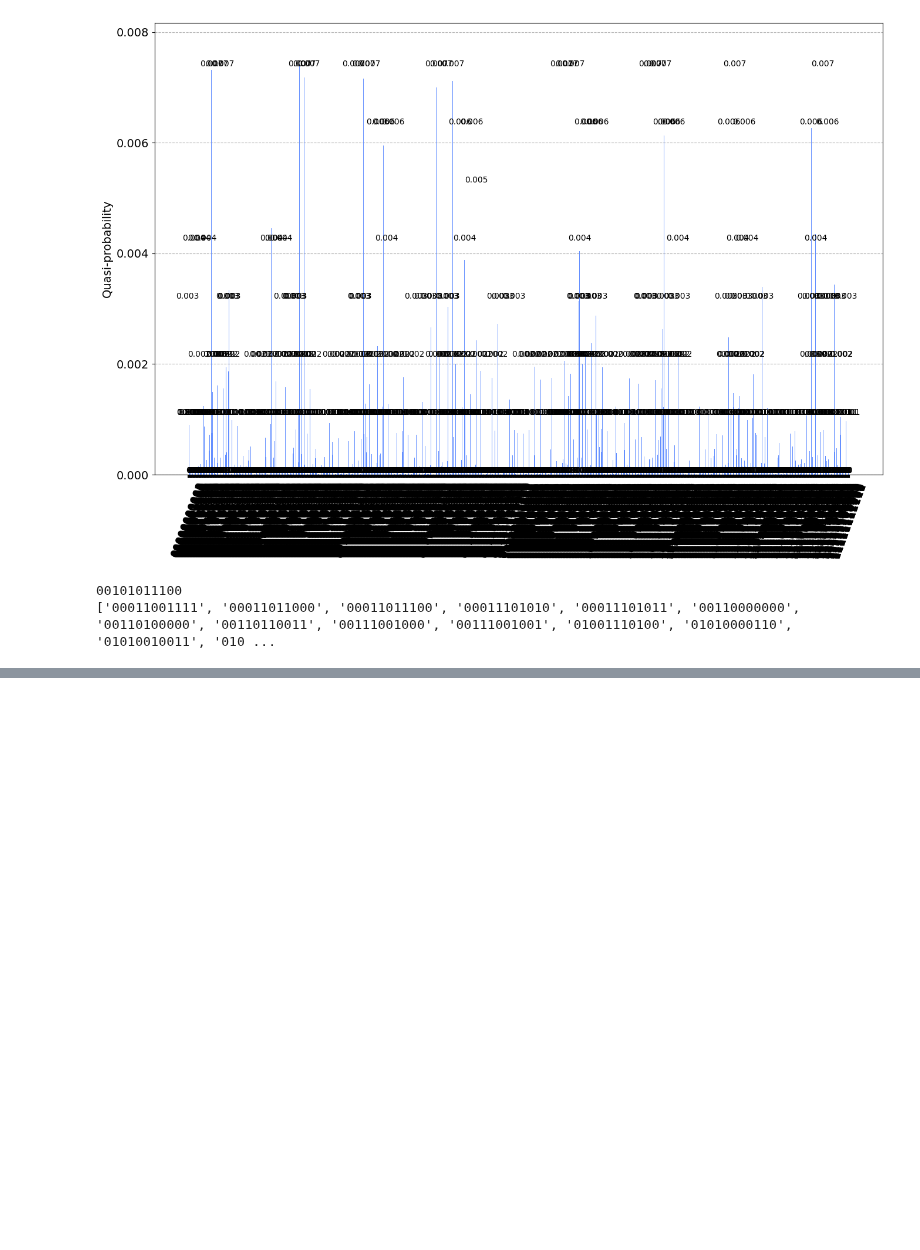
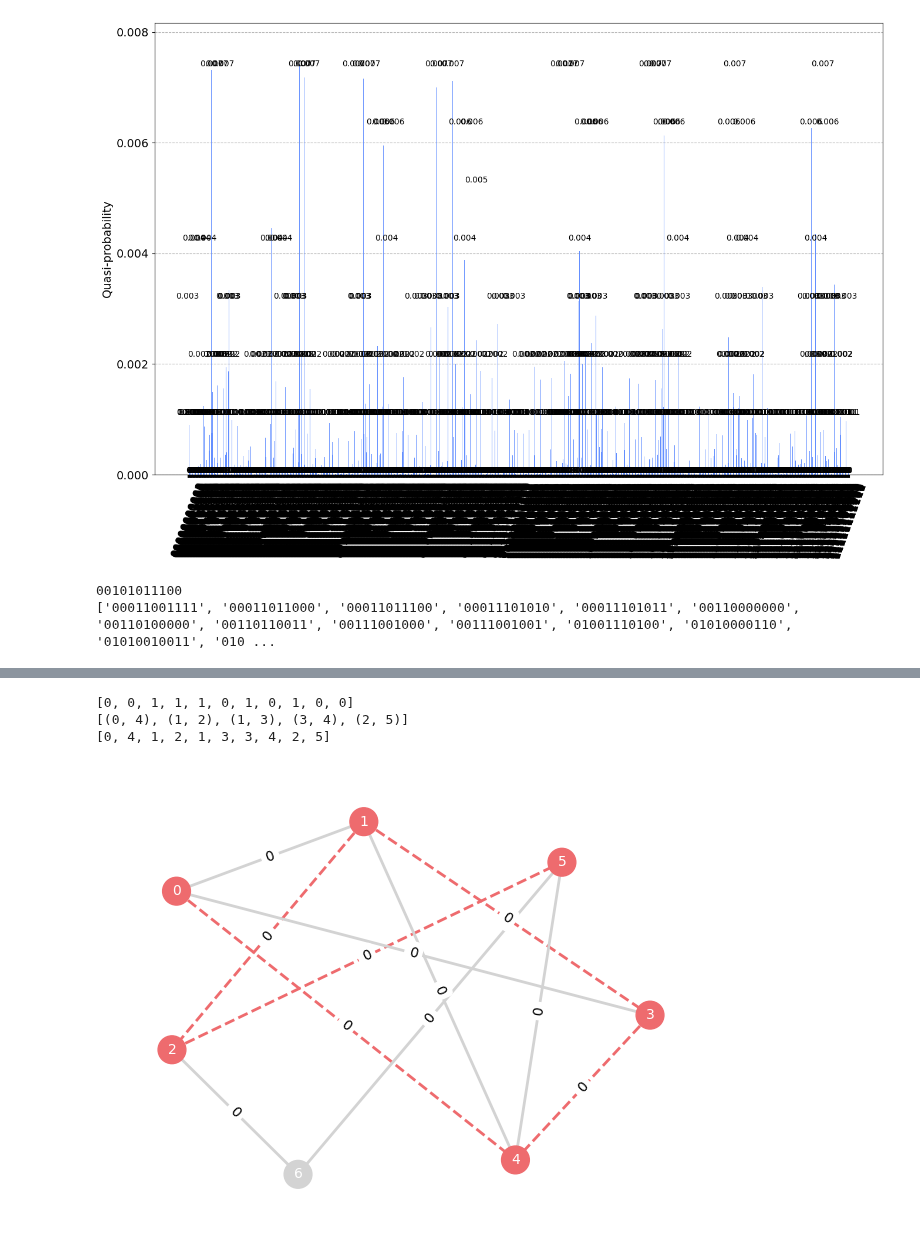
Before and after one commit to harshana20011/quactography, a Jupyter notebook: scripts/first_step_H_auto.ipynb, the cells around one changed output, grey strips where cells are left out. Drawn from its saved outputs; the diff is of its cells as text; code cells hidden in the pictures; blank space fills up the shorter version.

```diff
--- a/scripts/first_step_H_auto.ipynb
+++ b/scripts/first_step_H_auto.ipynb
@@ -413,30 +419,35 @@ print(sorted(dist.binary_probabilities(), key=dist.binary_probabilities().get))
 # %%
-# # Display graph
-# bin_str = list(map(int, max(dist.binary_probabilities(), key=dist.binary_probabilities().get))) # type: ignore
-# bin_str.reverse()
-# print(bin_str)
+# Display graph
+bin_str = list(map(int, max(dist.binary_probabilities(), key=dist.binary_probabilities().get))) # type: ignore
+bin_str.reverse()
+print(bin_str)
 
 
-# pos = nx.spring_layout(G, seed=7)
-# edge_labels = nx.get_edge_attributes(G, "weight")
+pos = nx.spring_layout(G, seed=7)
+edge_labels = nx.get_edge_attributes(G, "weight")
 
-# e_in  = [(u, v) for i, (u, v, d) in enumerate(G.edges(data=True)) if bin_str[i]]
-# e_out  = [(u, v) for i, (u, v, d) in enumerate(G.edges(data=True)) if not bin_str[i]]
+e_in  = [(u, v) for i, (u, v, d) in enumerate(G.edges(data=True)) if bin_str[i]]
+e_out  = [(u, v) for i, (u, v, d) in enumerate(G.edges(data=True)) if not bin_str[i]]
 
-# print(e_in)
+print(e_in)
 
-# color_map = np.array(["#D3D3D3"] * G.number_of_nodes())
-# print(list(sum(e_in, ())))
-# color_map[list(sum(e_in, ()))] = "#EE6B6E"
+color_map = np.array(["#D3D3D3"] * G.number_of_nodes())
+print(list(sum(e_in, ())))
+color_map[list(sum(e_in, ()))] = "#EE6B6E"
 
-# nx.draw_networkx_nodes(G, pos, node_color=color_map, node_size=400)
-# nx.draw_networkx_edges(G, pos, edgelist=e_in, width=2, alpha=1, edge_color="#EE6B6E", style="dashed")
-# nx.draw_networkx_edges(G, pos, edgelist=e_out, width=2, edge_color="#D3D3D3")
-# nx.draw_networkx_edge_labels(G, pos, edge_labels)
-# nx.draw_networkx_labels(G, pos, font_size=10, font_family="sans-serif", font_color="w")
+nx.draw_networkx_nodes(G, pos, node_color=color_map, node_size=400)
+nx.draw_networkx_edges(G, pos, edgelist=e_in, width=2, alpha=1, edge_color="#EE6B6E", style="dashed")
+nx.draw_networkx_edges(G, pos, edgelist=e_out, width=2, edge_color="#D3D3D3")
+nx.draw_networkx_edge_labels(G, pos, edge_labels)
+nx.draw_networkx_labels(G, pos, font_size=10, font_family="sans-serif", font_color="w")
 
-# ax = plt.gca()
-# ax.margins(0.08)
-# plt.axis("off")
-# plt.tight_layout()
-# plt.show()
+ax = plt.gca()
+ax.margins(0.08)
+plt.axis("off")
+plt.tight_layout()
+plt.show()
+# %% [output]
+[0, 0, 1, 1, 1, 0, 1, 0, 1, 0, 0]
+[(0, 4), (1, 2), (1, 3), (3, 4), (2, 5)]
+[0, 4, 1, 2, 1, 3, 3, 4, 2, 5]
+[figure, added]
```
Also changed, not shown: parts of 3 cells of this notebook, 1 other file.
